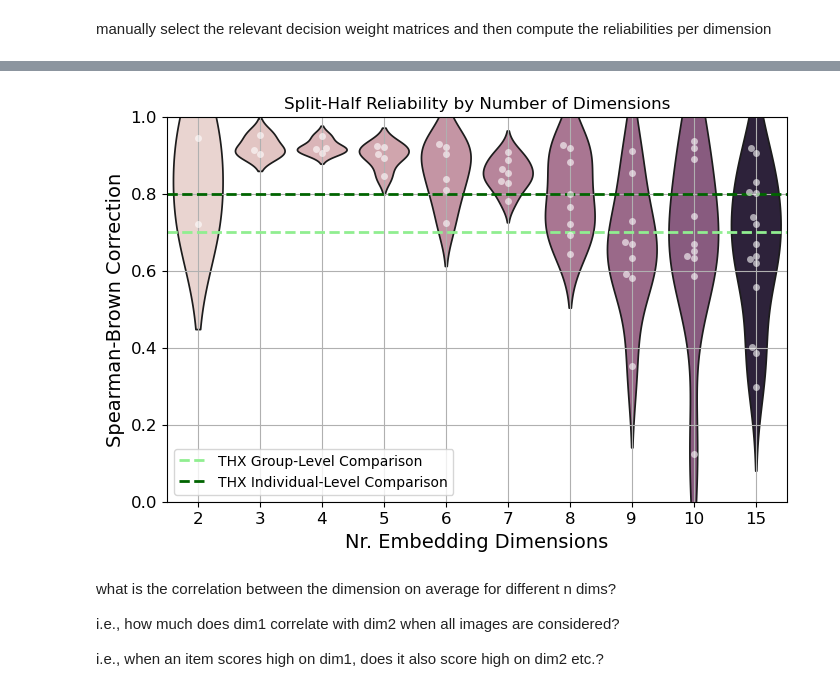
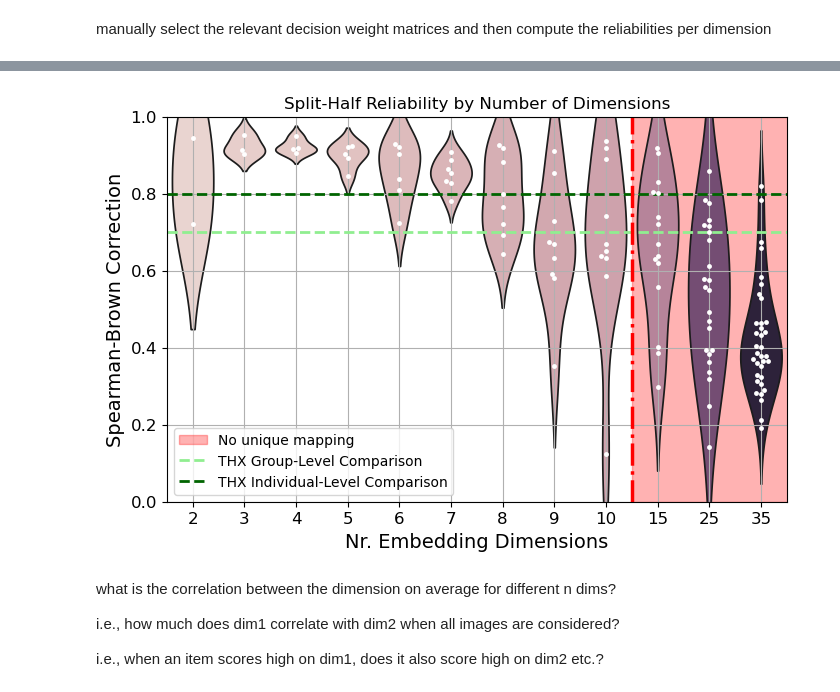
Before and after one commit to MirkoTh/semantic-representations-ID, a Jupyter notebook: split-half-reliability.ipynb, the cells around one changed output, grey strips where cells are left out. Drawn from its saved outputs; the diff is of its cells as text; code cells hidden in the pictures.

```diff
--- a/split-half-reliability.ipynb
+++ b/split-half-reliability.ipynb
@@ -67,6 +116,7 @@ no results found in ./results\embeddings-decision-combined-data\modeltype_free_w
 # %%
 # add all separately loaded results here when available
-l_splithalf = l_splithalf_lodim + l_splithalf_meddim + l_splithalf_hidim
+l_splithalf = l_splithalf_lodim + l_splithalf_meddim + l_splithalf_hidim + l_splithalf_veryhidim
+l_splithalf_v2 = l_splithalf_lodim_v2 + l_splithalf_meddim_v2 + l_splithalf_hidim_v2 + l_splithalf_veryhidim_v2
 # %% [markdown]
 - first, just extract the similarities for further processing
 - then, reorder dimensions, such that maximally correlated dimensions align in both splits
@@ -75,5 +127,5 @@ l_splithalf = l_splithalf_lodim + l_splithalf_meddim + l_splithalf_hidim
 # %%
-range_dims = [i for i in range(2, 11)] + [15] # currently from 2 to 10[5, 10]
+range_dims = [i for i in range(2, 11)] + [15, 25, 35] # currently from 2 to 10[5, 10]
 # %%
 range_dims
 # %% [output]
@@ -107,7 +176,11 @@ l_keys
 # %%
 # no unique mapping for 15 dims, just use the first for visualizing
 dict_idxs_use[15] = 0
-dict_idxs_list_use[15] = [l_cors[len(l_keys) - 1][1][0], l_cors[len(l_keys) - 1][2][0]]
+dict_idxs_list_use[15] = [l_cors[len(l_keys) - 3][1][0], l_cors[len(l_keys) - 3][2][0]]
+dict_idxs_use[25] = 0
+dict_idxs_list_use[25] = [l_cors[len(l_keys) - 2][1][0], l_cors[len(l_keys) - 2][2][0]]
+dict_idxs_use[35] = 0
+dict_idxs_list_use[35] = [l_cors[len(l_keys) - 1][1][0], l_cors[len(l_keys) - 1][2][0]]
 # %%
 dict_idxs_list_use
 # %% [output]
@@ -167,3 +247,5 @@ df_sh_8, df_corr_8, g_8 = ut.split_half_reliabilities(l_splithalf, dict_idxs_lis
 df_sh_9, df_corr_9, g_9 = ut.split_half_reliabilities(l_splithalf, dict_idxs_list_use[9], 9)
 df_sh_10, df_corr_10, g_10 = ut.split_half_reliabilities(l_splithalf, dict_idxs_list_use[10], 10)
 df_sh_15, df_corr_15, g_15 = ut.split_half_reliabilities(l_splithalf, dict_idxs_list_use[15], 15)
+df_sh_25, df_corr_25, g_25 = ut.split_half_reliabilities(l_splithalf, dict_idxs_list_use[25], 25)
+df_sh_35, df_corr_35, g_35 = ut.split_half_reliabilities(l_splithalf, dict_idxs_list_use[35], 35)
@@ -181,39 +252,46 @@ df_sh_15, df_corr_15, g_15 = ut.split_half_reliabilities(l_splithalf, dict_idxs_
 # %%
-df_corrs = pd.concat([df_corr_2, df_corr_3, df_corr_4, df_corr_5, df_corr_6, df_corr_7, df_corr_8, df_corr_9, df_corr_10, df_corr_15], axis=0)#
+df_corrs = pd.concat([
+    df_corr_2, df_corr_3, df_corr_4, df_corr_5, df_corr_6, df_corr_7, df_corr_8, df_corr_9,
+    df_corr_10, df_corr_15, df_corr_25, df_corr_35
+], axis=0)#
 # spearman-brown prophecy correction
 df_corrs["r_corrected"] = (2*df_corrs["r"])/(1 + df_corrs["r"])
 
 f, ax = plt.subplots(1)
+
+ax.fill_between([8.5, 12], 0, 1, color='red', alpha=0.3, label="No unique mapping")
+
 # Violin plot
 sns.violinplot(data=df_corrs, x="ndims", y="r_corrected", hue="ndims", inner=None, legend=False, ax=ax)
 
 # Swarm plot on top
-sns.swarmplot(data=df_corrs, x="ndims", y="r_corrected",  color="white", alpha=0.6, legend=False, ax=ax)
+sns.swarmplot(data=df_corrs, x="ndims", y="r_corrected", color="white", legend=False, ax=ax, size=3.5)
 
 ax.axhline(y=.7, color='lightgreen', linestyle='--', linewidth=2, label='THX Group-Level Comparison')
 ax.axhline(y=.8, color='darkgreen', linestyle='--', linewidth=2, label='THX Individual-Level Comparison')
+ax.axvline(x=8.5, color="red", linestyle='-.', linewidth=2.5, label="")
 
 ax.set_xlabel("Nr. Embedding Dimensions")
 ax.set_ylabel("Spearman-Brown Correction")
 
 
 ax.set_title(ax.get_title(), fontsize=16)
 ax.set_xlabel(ax.get_xlabel(), fontsize=14)
 ax.set_ylabel(ax.get_ylabel(), fontsize=14)
 ax.tick_params(axis='both', labelsize=12)
 
 
 # Remove duplicate legend
 ax.legend()
 ax.set_ylim((0, 1))
 _ = ax.set_title("Split-Half Reliability by Number of Dimensions")
 
 ax.grid(True)
 
 
 f.set_size_inches(8, 5)
 # %% [output]
-[figure, old version]
+[figure, new version]
 # %%
 df_splithalf_mean = df_corrs.groupby("ndims")["r_corrected"].mean().reset_index()
 # %% [markdown]
```
Also changed, not shown: parts of 48 cells of this notebook, 3 other files.
